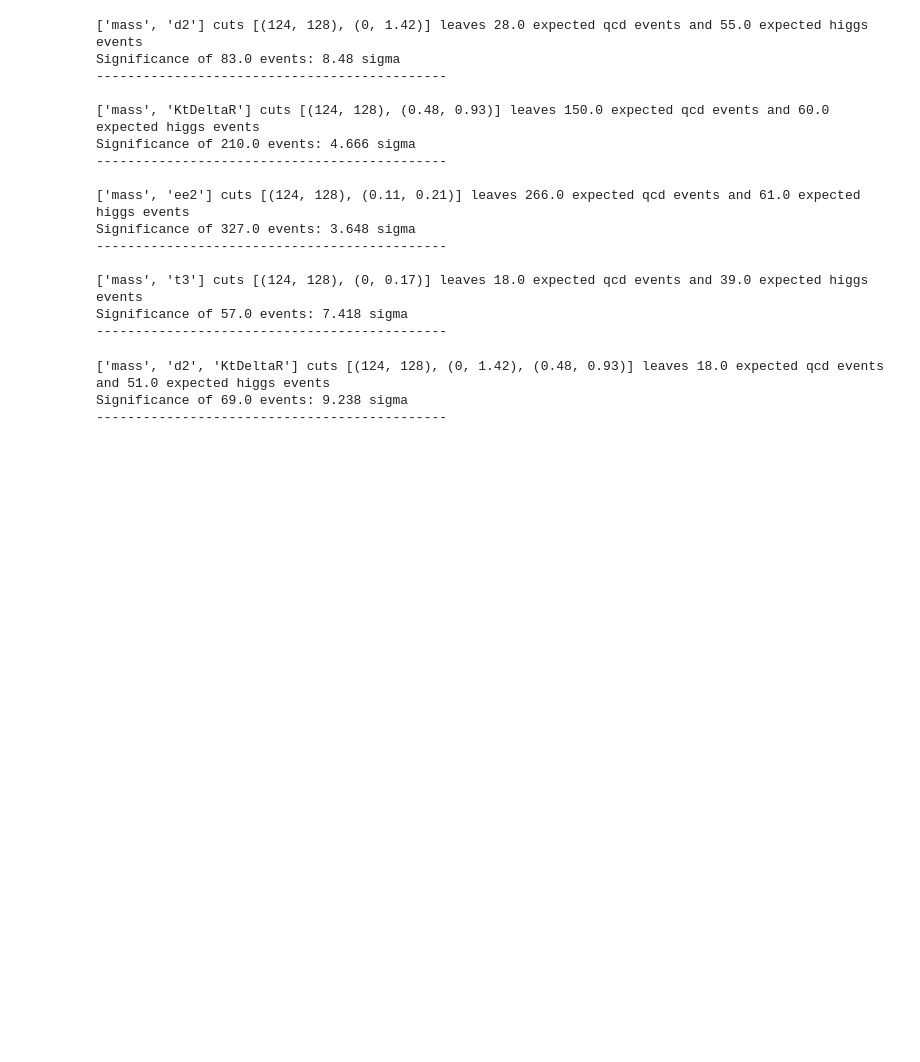
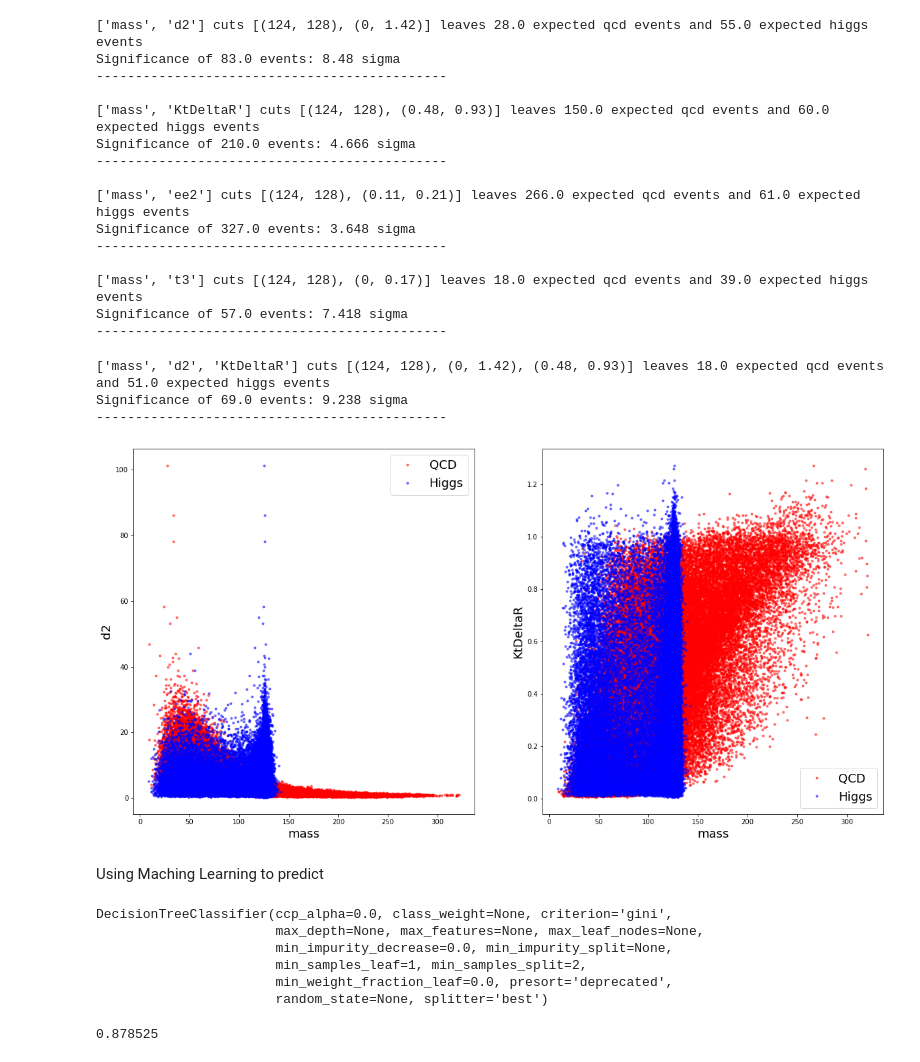
Before and after one commit to jeff-abe/PHYS434, a Jupyter notebook: Lab7.ipynb, the cells around one changed output. Saved outputs shown, nothing was run; the diff lists cells and outputs as text; code cells hidden in the pictures; blank space fills up the shorter version.

Commit message:
Machine Learning Model Added

```diff
--- a/Lab7.ipynb
+++ b/Lab7.ipynb
@@ -21,13 +24,13 @@ higgs_events = new_dict.sample(n=100, random_state = state)
 qcd_events = qcd_dict.sample(n=20000, random_state = state)
 # %%
 #Making lists of labels
-higgs_labels = ['higgs']*100
-qcd_labels = ['qcd']*20000
+higgs_labels = [1]*100000
+qcd_labels = [0]*100000
 # %%
 #Labeling and combining sampled data
-higgs_events['label'] = higgs_labels
-qcd_events['label'] = qcd_labels
-sample = pd.concat([higgs_events,qcd_events])
+new_dict['label'] = higgs_labels
+qcd_dict['label'] = qcd_labels
+sample = pd.concat([new_dict,qcd_dict])
 # %%
 fig, ax = plt.subplots(1,1)
 ax.hist(higgs_events['mass'],density = True,alpha = 0.8, label = 'higgs')
@@ -204,3 +207,22 @@ mult_cut(qcd_events,higgs_events,['mass','d2','KtDeltaR'],[(124,128),(0,1.42),(0
 ['mass', 'd2', 'KtDeltaR'] cuts [(124, 128), (0, 1.42), (0.48, 0.93)] leaves 18.0 expected qcd events and 51.0 expected higgs events
 Significance of 69.0 events: 9.238 sigma
 ---------------------------------------------
+# %%
+plt.rcParams["figure.figsize"] = (20,10)
+fig, (ax1,ax2) = plt.subplots(1,2)
+ax1.plot(qcd_dict['mass'],qcd_dict['d2'],color = 'red', label = 'QCD',ls='',marker='.',alpha=0.5)
+ax1.plot(new_dict['mass'],qcd_dict['d2'],color = 'blue',label = 'Higgs',ls='',marker='.',alpha=0.5)
+ax1.legend(fontsize = 18)
+ax1.set_xlabel('mass',fontsize = 18)
+ax1.set_ylabel('d2',fontsize = 18)
+
+ax2.plot(qcd_dict['mass'],qcd_dict['KtDeltaR'],color = 'red', label = 'QCD',ls='',marker='.',alpha=0.5)
+ax2.plot(new_dict['mass'],qcd_dict['KtDeltaR'],color = 'blue',label = 'Higgs',ls='',marker='.',alpha=0.5)
+ax2.legend(fontsize = 18)
+ax2.set_xlabel('mass',fontsize = 18)
+ax2.set_ylabel('KtDeltaR',fontsize = 18)
+plt.show()
+# %% [output]
+[figure, added]
+# %% [markdown]
+Using Maching Learning to predict
@@ -206,0 +240,14 @@ Significance of 69.0 events: 9.238 sigma
+# %%
+mdl2 = tree.DecisionTreeClassifier()
+mdl2.fit(X_train,y_train)
+# %% [output]
+DecisionTreeClassifier(ccp_alpha=0.0, class_weight=None, criterion='gini',
+                       max_depth=None, max_features=None, max_leaf_nodes=None,
+                       min_impurity_decrease=0.0, min_impurity_split=None,
+                       min_samples_leaf=1, min_samples_split=2,
+                       min_weight_fraction_leaf=0.0, presort='deprecated',
+                       random_state=None, splitter='best')
+# %%
+sum(mdl2.predict(X_test) == y_test)/len(y_test)
+# %% [output]
+0.878525
```
Also changed, not shown: parts of 6 cells of this notebook.
